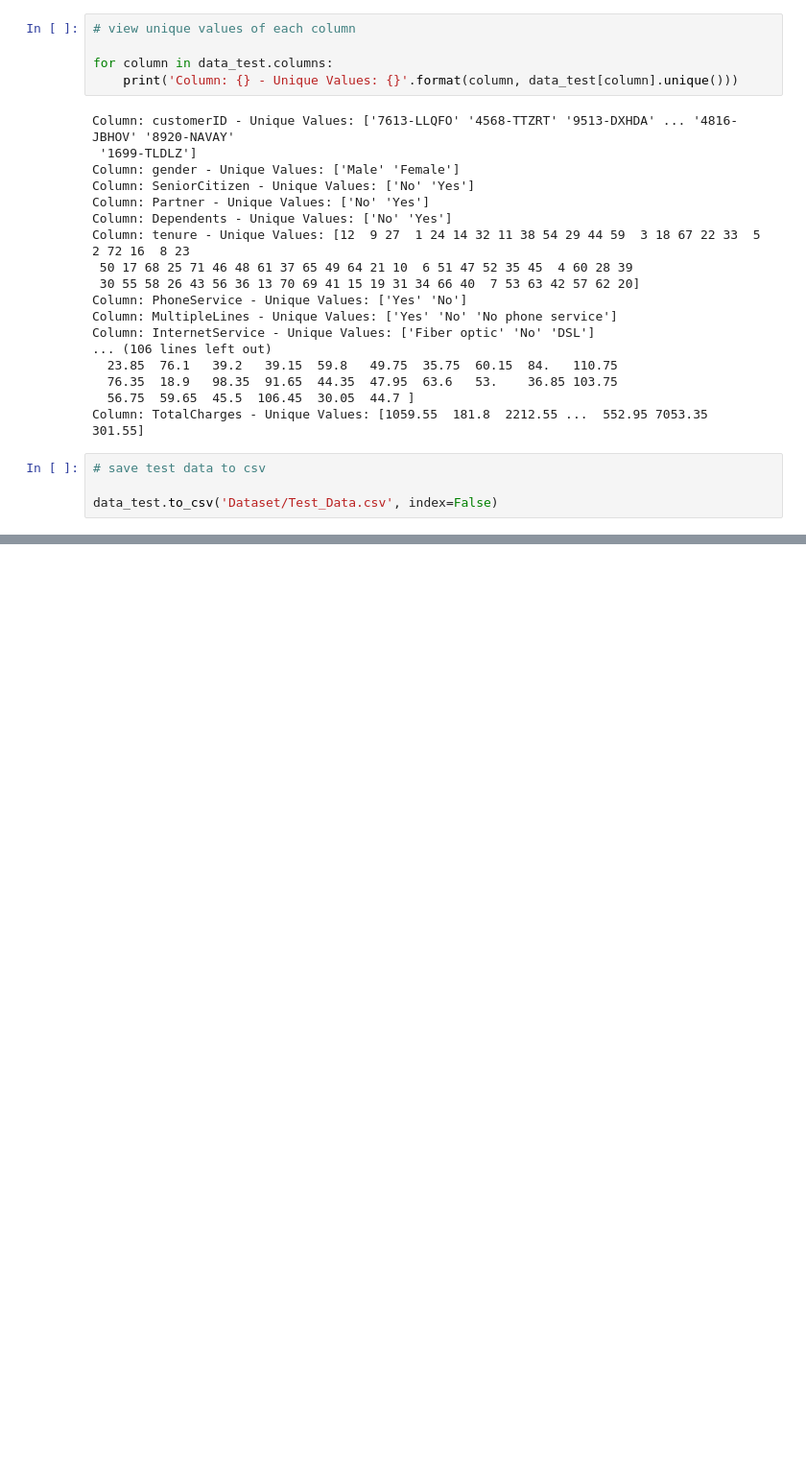
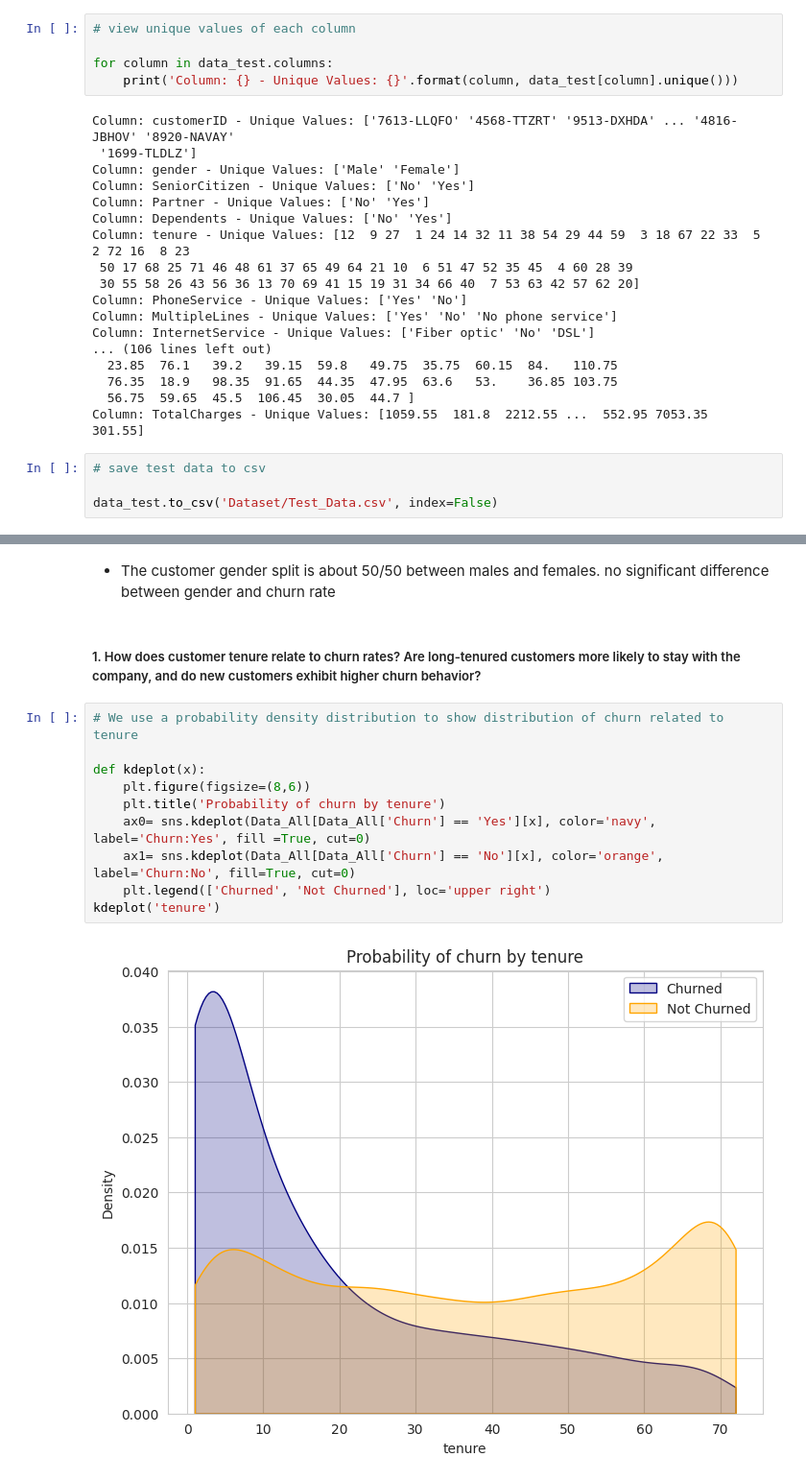
Before and after one commit to OAtulA/customer-churn-prediction, a Jupyter notebook: Project_notebook.ipynb, the cells around one changed output, grey strips where cells are left out. Shown at 96% size. Cells and saved outputs as stored; diff of their text form; blank space fills up the shorter version.

```diff
--- a/Project_notebook.ipynb
+++ b/Project_notebook.ipynb
@@ -834,0 +923,16 @@ data_test.to_csv('Dataset/Test_Data.csv', index=False)
+# %% [markdown]
+- The customer gender split is about 50/50 between males and females. no significant difference between gender and churn rate
+# %% [markdown]
+##### 1. How does customer tenure relate to churn rates? Are long-tenured customers more likely to stay with the company, and do new customers exhibit higher churn behavior?
+# %%
+# We use a probability density distribution to show distribution of churn related to tenure
+
+def kdeplot(x):
+    plt.figure(figsize=(8,6))
+    plt.title('Probability of churn by tenure')
+    ax0= sns.kdeplot(Data_All[Data_All['Churn'] == 'Yes'][x], color='navy', label='Churn:Yes', fill =True, cut=0)
+    ax1= sns.kdeplot(Data_All[Data_All['Churn'] == 'No'][x], color='orange', label='Churn:No', fill=True, cut=0)
+    plt.legend(['Churned', 'Not Churned'], loc='upper right')
+kdeplot('tenure')
+# %% [output]
+[figure, added]
```
Also changed, not shown: parts of 38 cells of this notebook.
